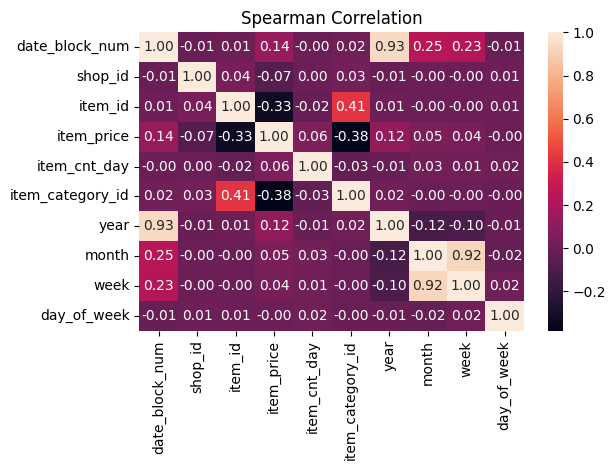
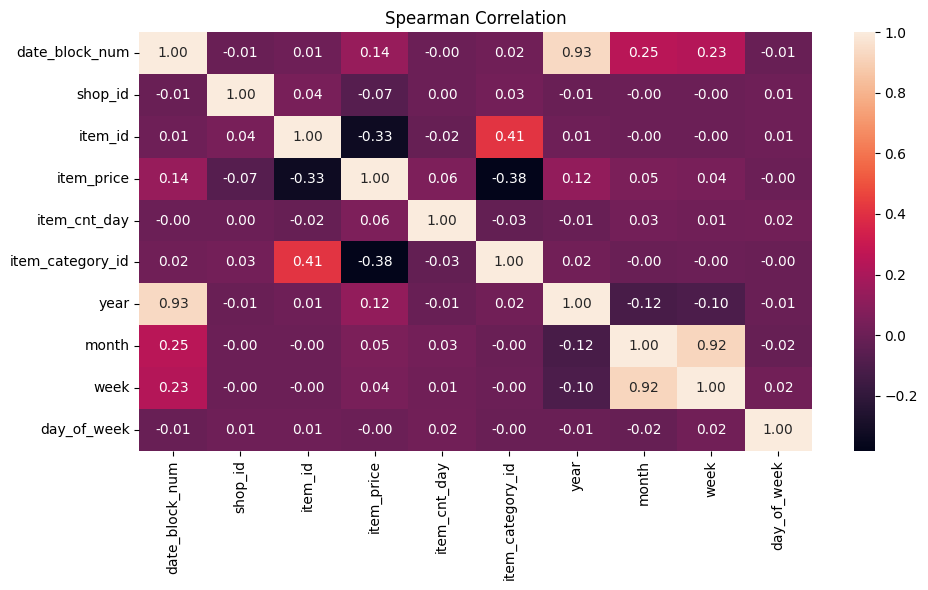
The notebook cell's code change between the first figure and the second:
--- before
+++ after
@@ -1,3 +1,4 @@
 spearman_corr = train.corr(method='spearman', numeric_only=True)
+plt.figure(figsize=(10, 6))
 sns.heatmap(spearman_corr, fmt='.2f', annot=True)
 plt.title('Spearman Correlation')

Commit: DS/1.2 style: fixed several misspellings in explanation cells